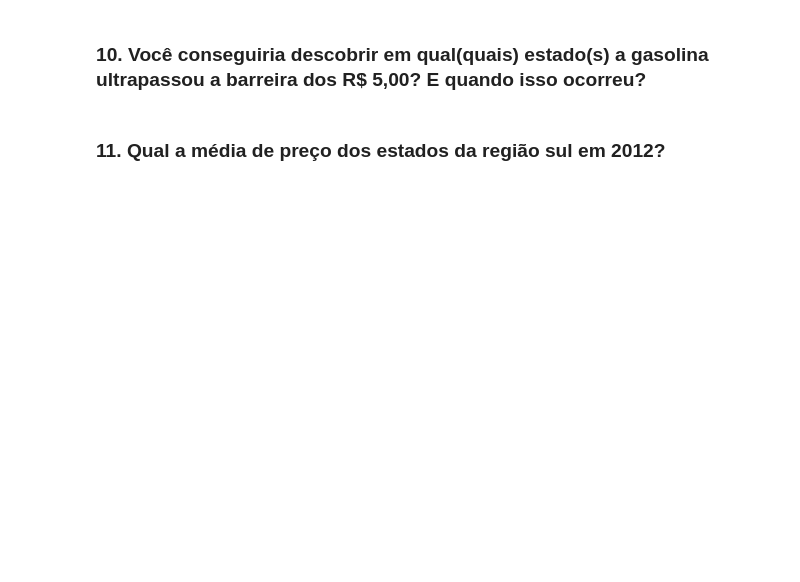
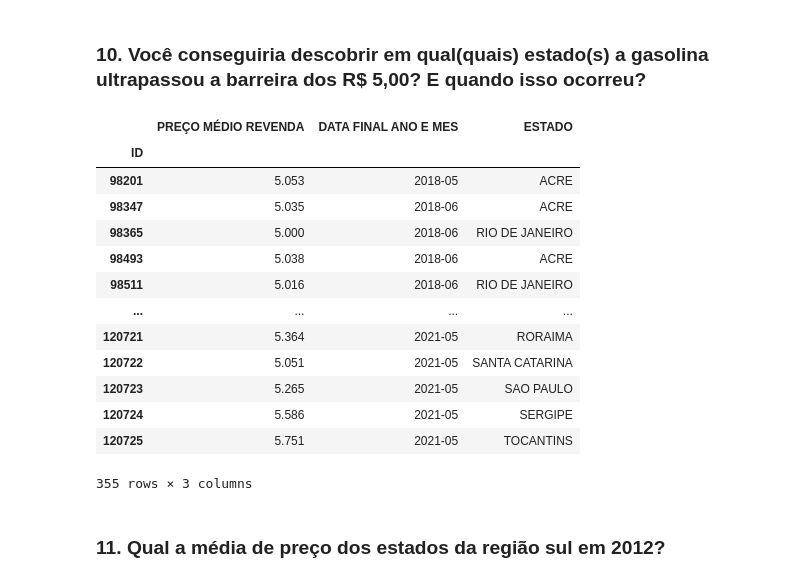
Before and after one commit to FernandoCordisco/Asimov, a Jupyter notebook: Dashboards Interativos com Python/Analisando Dados com Pandas e SQL/Exercicíos/exercicios-pandas.ipynb, the cells around one changed output. Saved outputs shown, nothing was run; the diff lists cells and outputs as text; code cells hidden in the pictures; blank space fills up the shorter version.

```diff
--- a/Dashboards Interativos com Python/Analisando Dados com Pandas e SQL/Exercicíos/exercicios-pandas.ipynb
+++ b/Dashboards Interativos com Python/Analisando Dados com Pandas e SQL/Exercicíos/exercicios-pandas.ipynb
@@ -123,4 +144,24 @@ df_gasolina_comum
 # %% [markdown]
 ### 10. Você conseguiria descobrir em qual(quais) estado(s) a gasolina ultrapassou a barreira dos R$ 5,00? E quando isso ocorreu?
+# %%
+df_gasolina_comum.loc[
+    df_gasolina_comum['PREÇO MÉDIO REVENDA'] >= 5,
+    ['PREÇO MÉDIO REVENDA', 'DATA FINAL ANO E MES', 'ESTADO']
+]
+# %% [output]
+|  | PREÇO MÉDIO REVENDA | DATA FINAL ANO E MES | ESTADO |
+| ID |  |  |  |
+| 98201 | 5.053 | 2018-05 | ACRE |
+| 98347 | 5.035 | 2018-06 | ACRE |
+| 98365 | 5.000 | 2018-06 | RIO DE JANEIRO |
+| 98493 | 5.038 | 2018-06 | ACRE |
+| 98511 | 5.016 | 2018-06 | RIO DE JANEIRO |
+| ... | ... | ... | ... |
+| 120721 | 5.364 | 2021-05 | RORAIMA |
+| 120722 | 5.051 | 2021-05 | SANTA CATARINA |
+| 120723 | 5.265 | 2021-05 | SAO PAULO |
+| 120724 | 5.586 | 2021-05 | SERGIPE |
+| 120725 | 5.751 | 2021-05 | TOCANTINS |
+355 rows × 3 columns
 # %% [markdown]
 ### 11. Qual a média de preço dos estados da região sul em 2012?
```
Also changed, not shown: parts of 4 cells of this notebook, 1 other file.
